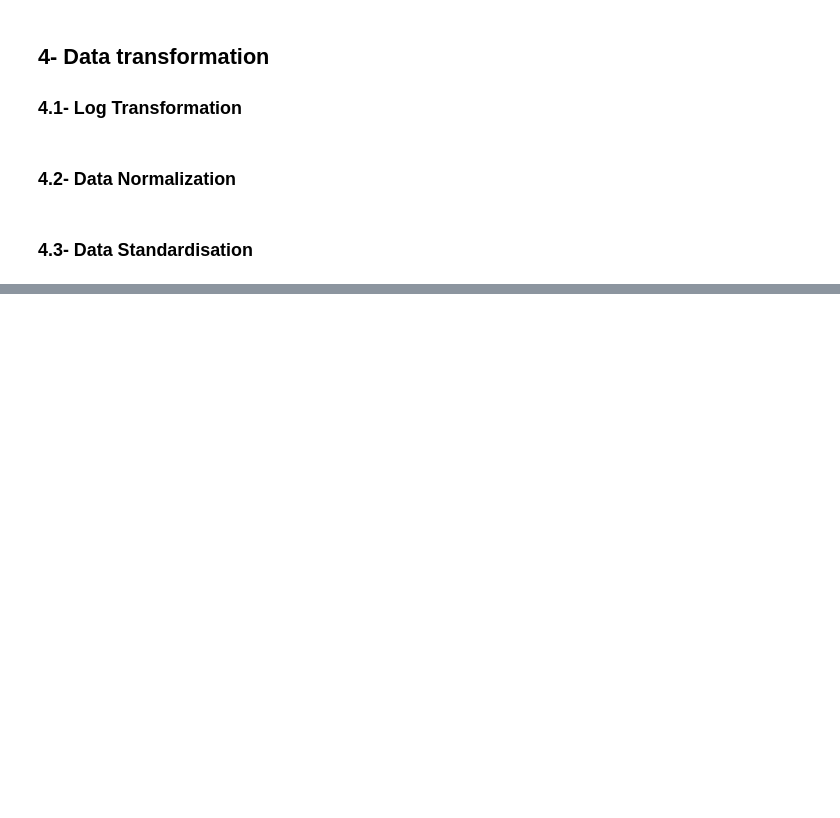
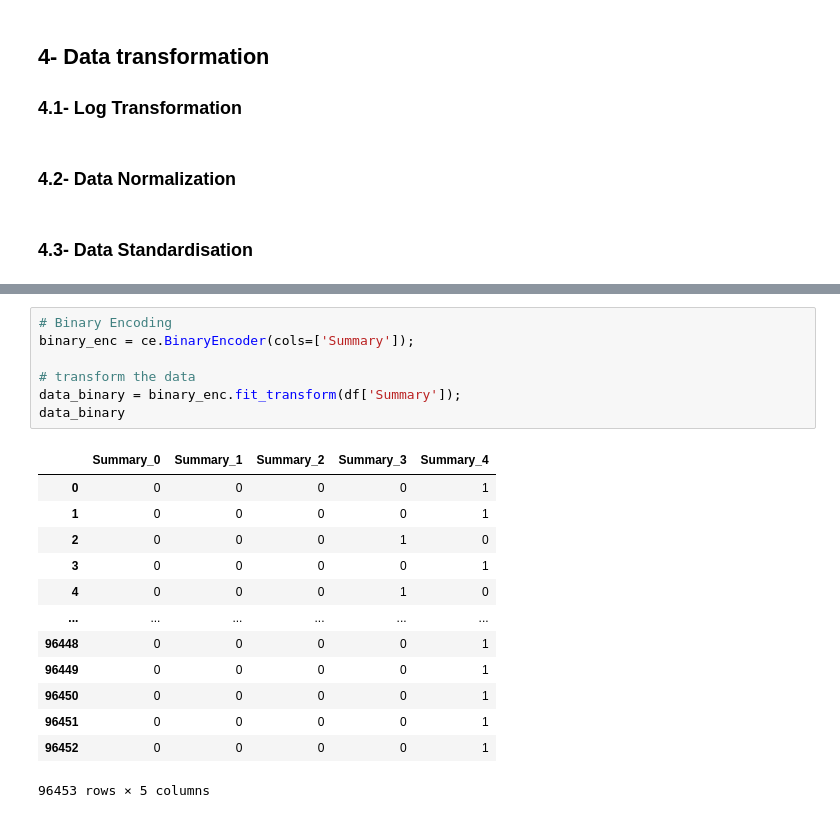
Before and after one commit to BaddyMAK/Data_cleaning_and_transformation, a Jupyter notebook: data_cleaning_and_transformation.ipynb, the cells around one changed output, grey strips where cells are left out. Cells and saved outputs as stored; diff of their text form; blank space fills up the shorter version.

```diff
--- a/data_cleaning_and_transformation.ipynb
+++ b/data_cleaning_and_transformation.ipynb
@@ -460,0 +514,21 @@ In fact, there is three method to deal with categorical data:
+# %%
+# Binary Encoding
+binary_enc = ce.BinaryEncoder(cols=['Summary']);
+
+# transform the data
+data_binary = binary_enc.fit_transform(df['Summary']);
+data_binary
+# %% [output]
+|  | Summary_0 | Summary_1 | Summary_2 | Summary_3 | Summary_4 |
+| 0 | 0 | 0 | 0 | 0 | 1 |
+| 1 | 0 | 0 | 0 | 0 | 1 |
+| 2 | 0 | 0 | 0 | 1 | 0 |
+| 3 | 0 | 0 | 0 | 0 | 1 |
+| 4 | 0 | 0 | 0 | 1 | 0 |
+| ... | ... | ... | ... | ... | ... |
+| 96448 | 0 | 0 | 0 | 0 | 1 |
+| 96449 | 0 | 0 | 0 | 0 | 1 |
+| 96450 | 0 | 0 | 0 | 0 | 1 |
+| 96451 | 0 | 0 | 0 | 0 | 1 |
+| 96452 | 0 | 0 | 0 | 0 | 1 |
+96453 rows × 5 columns
```
Also changed, not shown: parts of 66 cells of this notebook.
